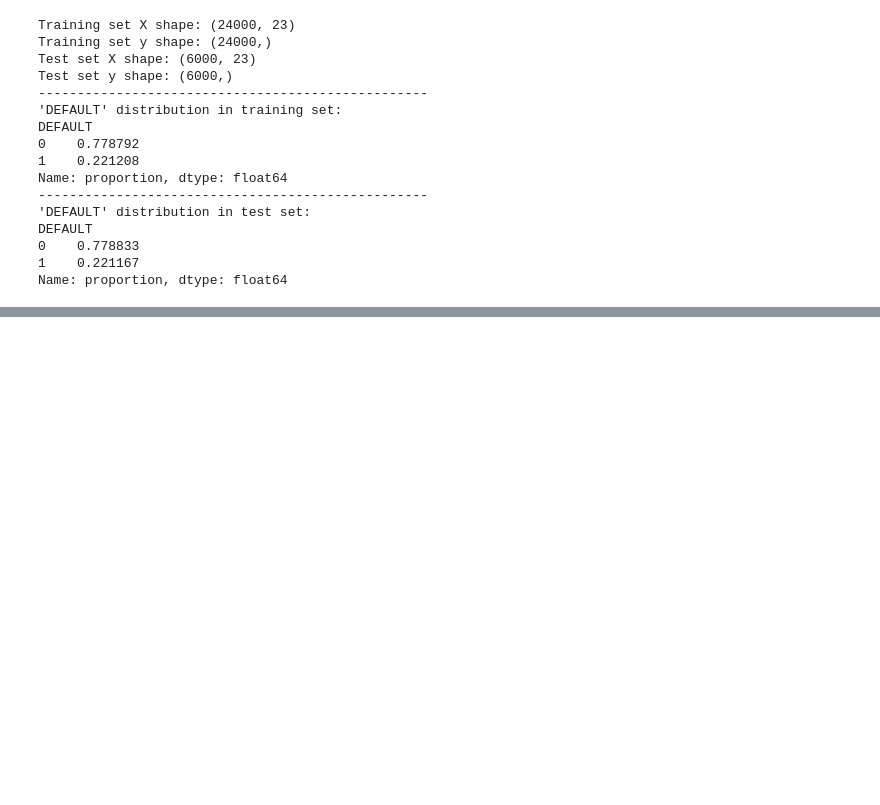
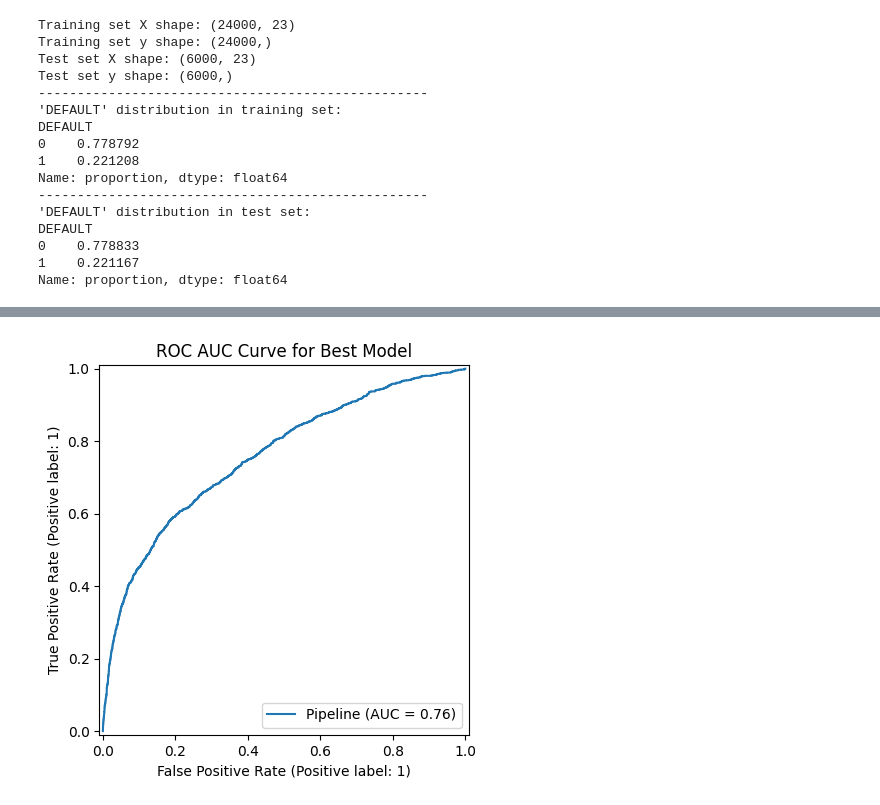
Before and after one commit to aakashium/credit-card-default-risk-explainable-ai, a Jupyter notebook: notebooks/02_model_training.ipynb, the cells around one changed output, grey strips where cells are left out. Drawn from its saved outputs; the diff is of its cells as text; code cells hidden in the pictures; blank space fills up the shorter version.

Commit message:
Model fixing

```diff
--- a/notebooks/02_model_training.ipynb
+++ b/notebooks/02_model_training.ipynb
@@ -310,9 +262,6 @@ results_df.to_csv("model_balancing_results.csv", index=False)
 # %%
-# Create the pipeline
-pipe = Pipeline([
-    ('balancer', RandomUnderSampler(random_state=42)),
-    ('classifier', LGBMClassifier(random_state=42))
-])
+balancer = RandomUnderSampler(random_state=42)
+lgbm = LGBMClassifier(random_state=42, class_weight=None)
 # %%
 param_grid = {
     'classifier__n_estimators': [100, 200, 300],
@@ -321,15 +270,28 @@ param_grid = {
     'classifier__num_leaves': [15, 31],
     'classifier__subsample': [0.8, 1.0]
 }
+# %%
+pipe = ImbPipeline(steps=[
+    ('balancer', balancer),
+    ('preprocessor', preprocessor),
+    ('classifier', lgbm)
+])
+# %%
+param_grid = {
+    'classifier__n_estimators': [100, 200],
+    'classifier__max_depth': [5, 7],
+    'classifier__learning_rate': [0.05, 0.1],
+    'classifier__num_leaves': [31, 50, 100],
+}
 # %%
-scoring = {'AUC': 'roc_auc', 'Recall':'recall'}
+scoring = {'AUC': 'roc_auc', 'Recall': 'recall'}
 
 grid_search = GridSearchCV(
     estimator=pipe,
     param_grid=param_grid,
     scoring=scoring,
     refit='Recall',
-    cv=5,
+    cv=4,
     n_jobs=-1,
     verbose=2
 )
@@ -438,0 +405,7 @@ Cross-validation results summary:
+# %%
+# Plot ROC AUC curve
+RocCurveDisplay.from_estimator(best_model, X_test, y_test)
+plt.title('ROC AUC Curve for Best Model')
+plt.show()
+# %% [output]
+[figure, added]
```
Also changed, not shown: parts of 19 cells of this notebook, 3 other files.
